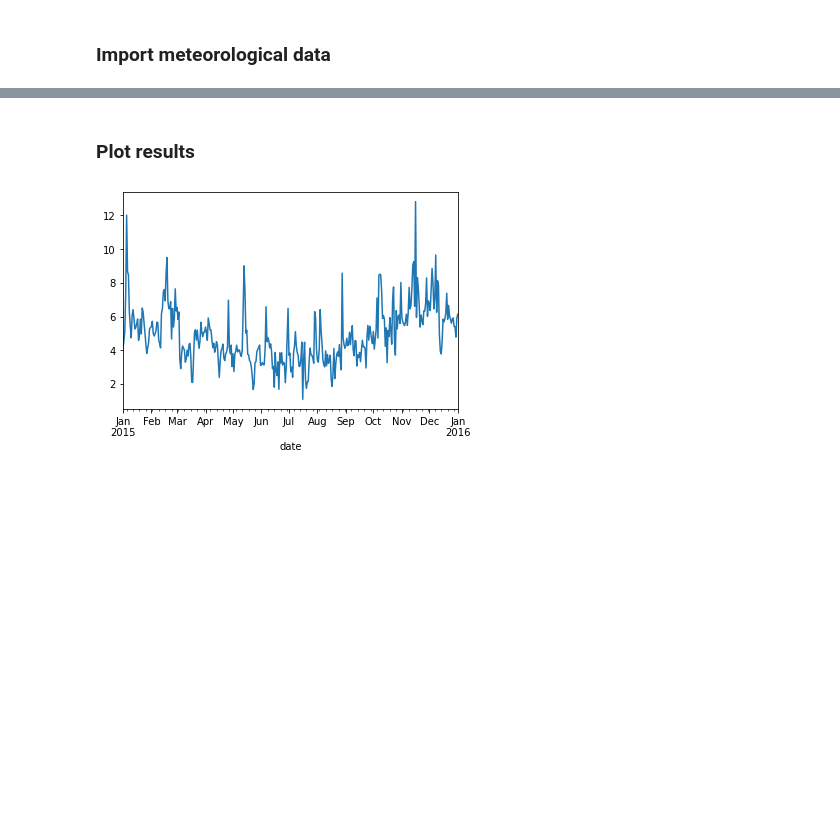
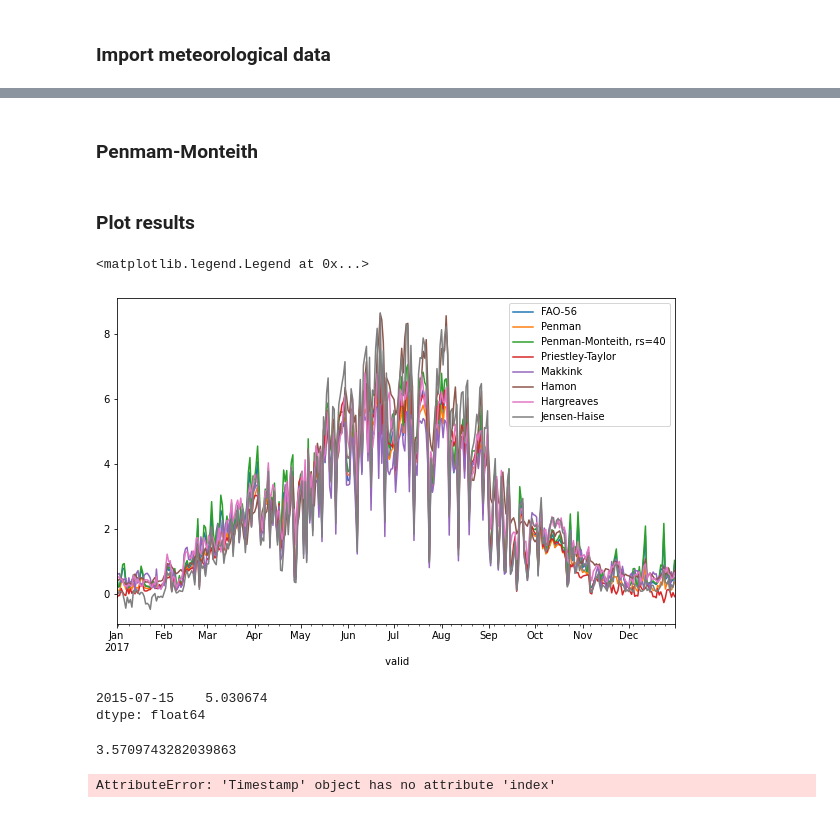
Before and after one commit to pyet-org/pyet, a Jupyter notebook: examples/example_FAO-56.ipynb, the cells around one changed output, grey strips where cells are left out. Saved outputs shown, nothing was run; the diff lists cells and outputs as text; code cells hidden in the pictures; blank space fills up the shorter version.

```diff
--- a/examples/example_FAO-56.ipynb
+++ b/examples/example_FAO-56.ipynb
@@ -9,11 +10,15 @@ import pyet as et
 # %% [markdown]
 ### Import meteorological data
 # %%
-meteo = pd.read_csv("data/meteod.csv", parse_dates=True, index_col=0, dayfirst=True)
-tmax = meteo.loc[:,"tmax"]
-tmin = meteo.loc[:,"tmin"]
-rh = meteo.loc[:,"rh"]
-wind = meteo.loc[:,"wind"]
-solar = meteo.loc[:,"solar"]
-elevation = 145.93
-latitude = -17.94 * 3.141592654 / 180
+meteo = pd.read_csv("data/meteo_maribor_2017.csv", sep=";", parse_dates=True, index_col=0, dayfirst=True)
+tmean = meteo.loc[:,"tmean [°C]"]
+tmax = meteo.loc[:,"tmax [°C]"]
+tmin = meteo.loc[:,"tmin [°C]"]
+rh = meteo.loc[:,"rh [%]"]
+rhmax = meteo.loc[:,"rhmax [%]"]
+rhmin = meteo.loc[:,"rhmin [%]"]
+wind = meteo.loc[:,"u_2 [ms-1]"]
+Rs = meteo.loc[:,"Rs [MJm-2d-1]"]
+et_mb = meteo.loc[:,"Evap [mm/d]"]
+elevation = 279
+lat = 46.5678 * np.pi / 180
@@ -24,7 +25,26 @@ fao56 = et.pm_fao56(wind, elevation, latitude, solar=solar, tmax=tmax, tmin=tmin
+# %% [markdown]
+### Penmam-Monteith
+# %%
+et_fao56 = pyet.pm_fao56(wind, Rs=Rs, elevation=elevation, lat=lat, tmax=tmax, tmin=tmin, rh=rh)
+et_penman = pyet.penman(wind, Rs=Rs, elevation=elevation, lat=lat, tmax=tmax, tmin=tmin, rh=rh)
+et_pm = pyet.pm(wind, Rs=Rs, elevation=elevation, lat=lat, tmax=tmax, tmin=tmin, rh=rh, rs=40)
+et_pt = pyet.priestley_taylor(wind, Rs=Rs, elevation=elevation, lat=lat, tmax=tmax, tmin=tmin, rh=rh)
+et_mak = pyet.makkink(Rs, tmax=tmax, tmin=tmin, elevation=elevation)
+et_hamon = pyet.hamon(tmean.index, tmean, lat)
+et_har = pyet.hargreaves(tmean.index, tmax, tmin, lat)
+et_jh = pyet.jensen_haise(tmean, Rs)
 # %% [markdown]
 ### Plot results
-# %%
-fao56.plot()
-plt.show()
-# %% [output]
-[figure, removed]
+# %%
+et_fao56.plot(figsize=(10,6), label="FAO-56")
+et_penman.plot(label="Penman")
+et_pm.plot(label="Penman-Monteith, rs=40")
+et_pt.plot(label="Priestley-Taylor")
+et_mak.plot(label="Makkink")
+et_hamon.plot(label="Hamon")
+et_har.plot(label="Hargreaves")
+et_jh.plot(label="Jensen-Haise")
+plt.legend()
+# %% [output]
+<matplotlib.legend.Legend at 0x...>
+[figure, added]
@@ -30,0 +65,28 @@ plt.show()
+# %%
+tmax = pd.Series([26.6], index=pd.DatetimeIndex(["2015-07-15"]))
+tmin = pd.Series([14.8], index=pd.DatetimeIndex(["2015-07-15"]))
+lat = 45.72 * np.pi / 180
+pyet.hargreaves(tmax.index, tmax, tmin, lat)
+# %% [output]
+2015-07-15    5.030674
+dtype: float64
+# %%
+wind = pd.Series([2.078], index=pd.DatetimeIndex(["2015-07-06"]))
+        tmax = pd.Series([21.5], index=pd.DatetimeIndex(["2015-07-06"]))
+        tmin = pd.Series([12.3], index=pd.DatetimeIndex(["2015-07-06"]))
+        rhmax = pd.Series([84], index=pd.DatetimeIndex(["2015-07-06"]))
+        rhmin = pd.Series([63], index=pd.DatetimeIndex(["2015-07-06"]))
+        Rs = pd.Series([22.07], index=pd.DatetimeIndex(["2015-07-06"]))
+        n = 9.25
+        nn = 16.1
+        elevation = 100
+        lat = 50.80 * np.pi / 180
+        et56 = et.pm_fao56(wind, elevation=elevation, lat=lat, Rs=Rs,
+                                 tmax=tmax, tmin=tmin, rhmax=rhmax,
+                                 rhmin=rhmin, n=n, nn=nn)
+# %% [output]
+3.5709743282039863
+# %%
+pd.to_datetime("2015-09-03")
+# %% [output]
+AttributeError: 'Timestamp' object has no attribute 'index'
```
Also changed, not shown: parts of 4 cells of this notebook, 13 other files.
